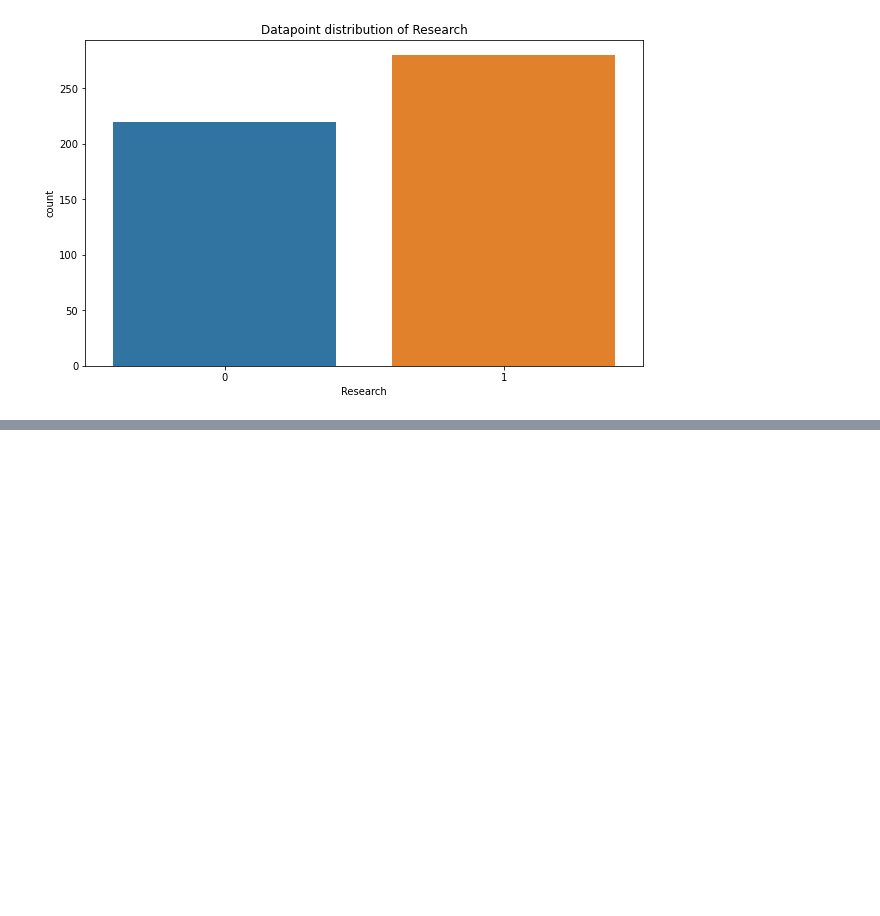
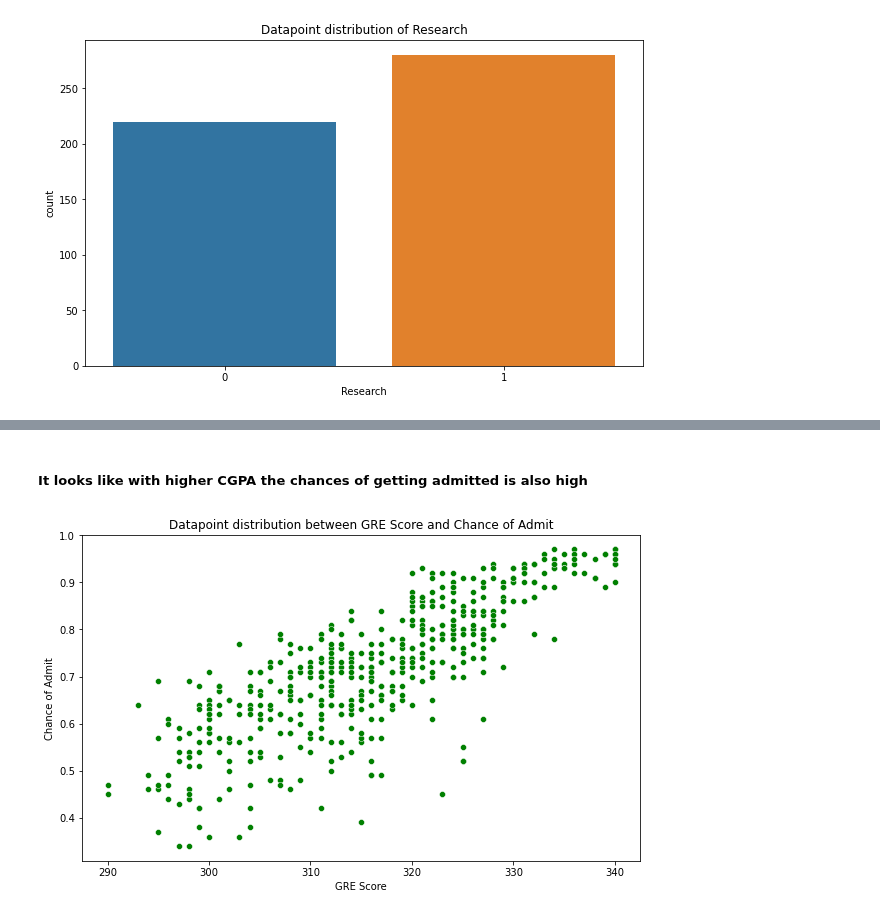
Before and after one commit to anidec25/Linear-Regression, a Jupyter notebook: script.ipynb, the cells around one changed output, grey strips where cells are left out. Saved outputs shown, nothing was run; the diff lists cells and outputs as text; code cells hidden in the pictures; blank space fills up the shorter version.

```diff
--- a/script.ipynb
+++ b/script.ipynb
@@ -145,0 +175,6 @@ Name: Research, dtype: float64
+# %% [markdown]
+##### It looks like with higher CGPA the chances of getting admitted is also high
+# %%
+plot_scatter(x=df['GRE Score'],y=df['Chance of Admit'])
+# %% [output]
+[figure, added]
```
Also changed, not shown: parts of 14 cells of this notebook.
